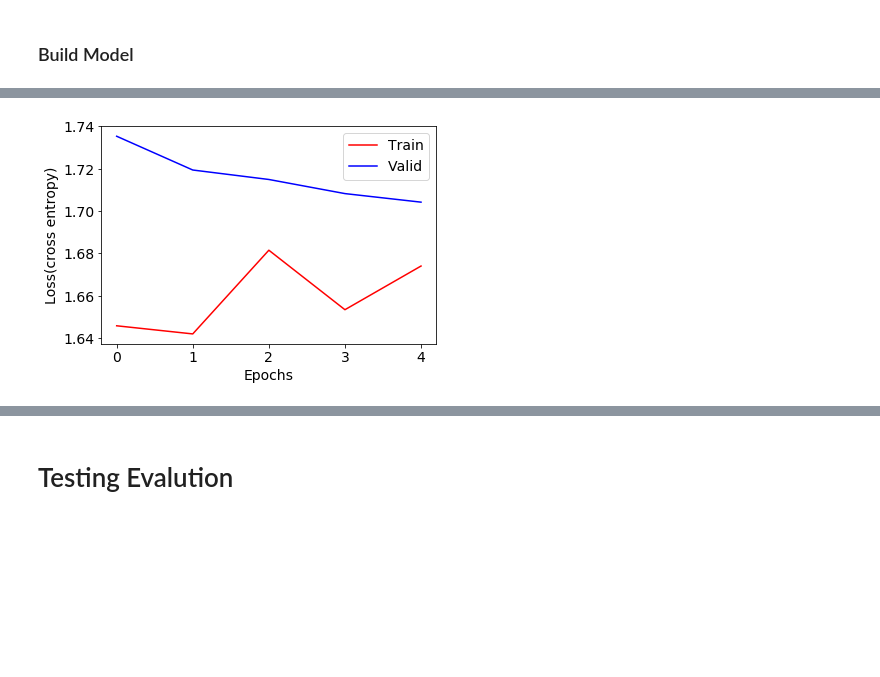
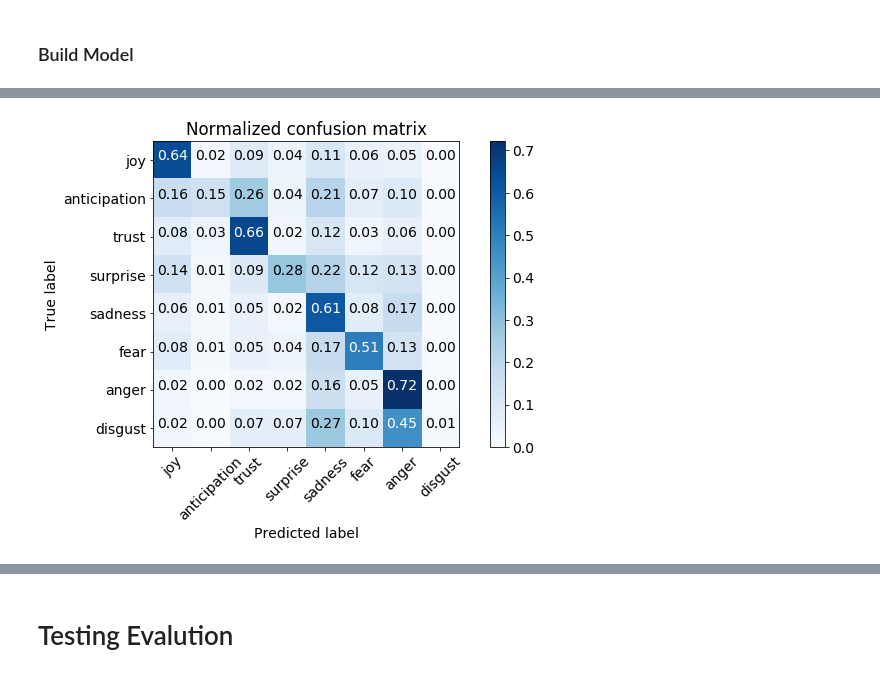
Before and after one commit to eunicebes/Machine-Learning-Course, a Jupyter notebook: CNN_Emotion_Analysis/text-cnn-emotion-200-distance-supervised.ipynb, the cells around one changed output, grey strips where cells are left out. Cells and saved outputs as stored; diff of their text form; code cells hidden in the pictures; blank space fills up the shorter version.

```diff
--- a/CNN_Emotion_Analysis/text-cnn-emotion-200-distance-supervised.ipynb
+++ b/CNN_Emotion_Analysis/text-cnn-emotion-200-distance-supervised.ipynb
@@ -361,7 +364,7 @@ with tf.Session() as sess:
     sess.run(tf.global_variables_initializer())
 
     sess.run(word2vec.assign(initW))# Assign the pretrain word2vec
-    for _ in range(epochs_num):
+    for i in range(epochs_num):
         for _ in range(round_of_epochs):
 #             train, label = sess.run(train_next_batch) # Get the mini-batch data sample
             train, label = next(iter_)
@@ -859,0 +954,3 @@ accuracy = tf.reduce_mean(tf.cast(correct_predict, tf.float32)) # [True, False .
+# %%
+with tf.Session() as sess:
+    show_graph(tf.get_default_graph().as_graph_def())
@@ -878,16 +977,33 @@ def data_iterator(X, y):
 iter_ = data_iterator(tweets_train, senti_train)
 
 valid_iter_ = data_iterator(tweets_valid, senti_valid)
+# %%
+def training_evaluation(sess, iterater, rounds_of_epochs, f1_standard = 'weighted'):
+    loss_list = []
+    predict_res = np.zeros(batch_size)
+    true_label = np.zeros(batch_size)
+    acc_list = []
+    for _ in range(rounds_of_epochs):
+        X_eval, y_eval = next(iterater) # Get the mini-batch data sample from tensorflow
+        eval_loss, eval_pred, eval_accuracy = sess.run([cross_entropy, predicted_class, accuracy], feed_dict={X:X_eval, y:y_eval, mode:False})
+        loss_list.append(eval_loss)
+        predict_res = np.concatenate((predict_res, eval_pred))
+        true_label = np.concatenate((true_label, y_eval))
+        acc_list.append(eval_accuracy)
+    # return loss, f1, acc, (logits, labels)
+    return sum(loss_list)/len(loss_list), f1_score(true_label[batch_size:], predict_res[batch_size:], average= f1_standard), sum(acc_list)/len(acc_list), (predict_res, true_label)
 # %%
 round_of_epochs = int(tweets_train.shape[0]/batch_size)
-valid_rounds_of_epochs = int(tweets_valid.shape[0]/batch_size)
+valid_round_of_epochs = int(tweets_valid.shape[0]/batch_size)
 
 train_loss = []
+valid_loss = []
 test_loss  = []
 
 train_f1 = []
+valid_f1 = []
 test_f1 = []
-x_axis = np.arange(0., epochs_num, 1)
+x_axis = np.arange(1., epochs_num, 1)
 saver = tf.train.Saver() # to store the model
 
 best_valid_acc = 0
@@ -901,66 +1017,59 @@ with tf.Session() as sess:
 #     else:
     sess.run(tf.local_variables_initializer())
     sess.run(tf.global_variables_initializer())
-    sess.run(word2vec.assign(multi_embeddings))# Assign the pretrain word2vec
+    sess.run(word2vec.assign(distance_supervised_embeddings))# Assign the pretrain word2vec
 
     for epochs in range(epochs_num): # starting the training process and set the epochs_num
         for _ in range(round_of_epochs):
 #             train, label = sess.run(train_next_batch) # Get the mini-batch data sample from tensorflow
             train, label = next(iter_) # Get the mini-batch data sample from tensorflow
 
-            sess.run(train_step, feed_dict={X:train, y:label, mode:True}) # Feed the features, labe, training_mode  to network to train
+#             sess.run(train_step, feed_dict={X:train, y:label, mode:True}) # Feed the features, labe, training_mode  to network to train
+            sess.run([train_step, cross_entropy, predicted_class, accuracy], feed_dict={X:train, y:label, mode:True}) # Feed the features, labe, training_mode  to network to train
 
         # An epoch finish
 
-        loss, pred, acc = sess.run([cross_entropy, predicted_class, accuracy], feed_dict={X:train, y:label, mode:False})
+        # Training evaluation
+        train_res_loss, train_res_f1, train_res_acc, _ = training_evaluation(sess, iter_, round_of_epochs)
 
-        # Validation
-        valid_loss_list = []
-        predict_res = np.zeros(batch_size)
-        t_label = np.zeros(batch_size)
-        valid_acc_list = []
-        for _ in range(valid_rounds_of_epochs):
-            x_valid, y_valid = next(valid_iter_) # Get the mini-batch data sample from tensorflow
-            t_loss, t_pred, t_accuracy = sess.run([cross_entropy, predicted_class, accuracy], feed_dict={X:x_valid, y:y_valid, mode:False})
-            valid_loss_list.append(t_loss)
-            predict_res = np.concatenate((predict_res, t_pred))
-            t_label = np.concatenate((t_label, y_valid))
-            valid_acc_list.append(t_accuracy)
-        # An epoch finish
-#         t_loss, t_pred = sess.run([cross_entropy,predicted_class], feed_dict={X:tweets_valid, y:senti_valid})
-        train_loss.append(loss)
-        test_loss.append(sum(valid_loss_list)/len(valid_loss_list))
-        train_f1.append(f1_score(label, pred, average='weighted'))
-        test_f1.append(f1_score(t_label[1:], predict_res[1:], average='weighted'))
+        # Validation evaluation
+        valid_res_loss, valid_res_f1, valid_res_acc, pred_label  = training_evaluation(sess, valid_iter_, valid_round_of_epochs)
 
-        t_acc = sum(valid_acc_list)/len(valid_acc_list)
+        train_loss.append(train_res_loss)
+        valid_loss.append(valid_res_loss)
+        train_f1.append(train_res_f1)
+        valid_f1.append(valid_res_f1)
 
         test_pred, test_acc = sess.run([predicted_class, accuracy], feed_dict={X:tweets_test, y:senti_test, mode:False})
-        print("{} - {:3d} epoch, loss:{:.3f}, accuracy:{:.3f}/{:.3f}, f1-score:{:.3f}/{:.3f}, test acc:{:.3f}".format(
+        testing_res.append(test_pred)
+
+        print("{} - {:3d} epoch, loss:{:.3f}/{:.3f}, accuracy:{:.3f}/{:.3f}, f1-score:{:.3f}/{:.3f}, test acc:{:.3f}".format(
             datetime.datetime.now().strftime("%Y-%m-%d %H:%M:%S"),
             epochs+1,
-            loss,
-            acc,
-            t_acc,
-            f1_score(label, pred, average='weighted'),
-            f1_score(t_label[1:], predict_res[1:], average='weighted'),
+            train_res_loss,
+            valid_res_loss,
+            train_res_acc,
+            valid_res_acc,
+            train_res_f1,
+            valid_res_f1,
             test_acc
             )
         )
+        classification_report_confusion_matrix(pred_label)
 
-        testing_res.append(test_pred)
-        if best_valid_acc < t_acc:
-            best_valid_acc = t_acc
-            save_path = saver.save(sess, "./model/emo_"+str(t_acc)[2:5]+".ckpt")
+
+        if best_valid_acc < valid_res_f1:
+            best_valid_acc = valid_res_f1
+            save_path = saver.save(sess, "./model/emo_"+str(valid_res_f1)[2:5]+".ckpt")
 
     plt.rcParams['font.size'] = 14
-    plt.plot(x_axis, train_loss, 'r', x_axis, test_loss, 'b')
+    plt.plot(x_axis, train_loss, 'r', x_axis, valid_loss, 'b')
     plt.legend(['Train', 'Valid'], loc='upper right')
     plt.xlabel('Epochs')
     plt.ylabel('Loss(cross entropy)')
     plt.show()
     plt.clf()
-    plt.plot(x_axis, train_f1, x_axis, test_f1)
+    plt.plot(x_axis, train_f1, x_axis, valid_f1)
     plt.legend(['Train', 'Valid'], loc='upper right')
     plt.xlabel('Epochs')
     plt.ylabel('F1 Score')
@@ -974 +1093 @@ with tf.Session() as sess:
-[figure, old version]
+[figure, new version]
```
Also changed, not shown: parts of 53 cells of this notebook.
